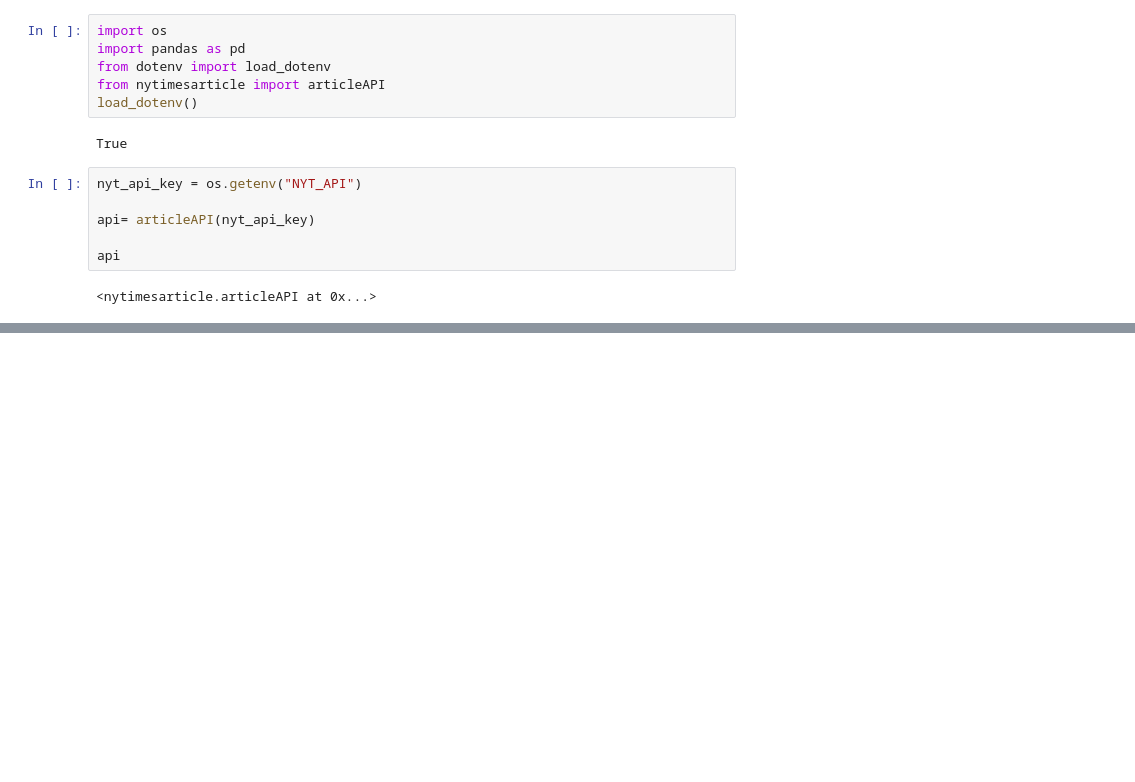
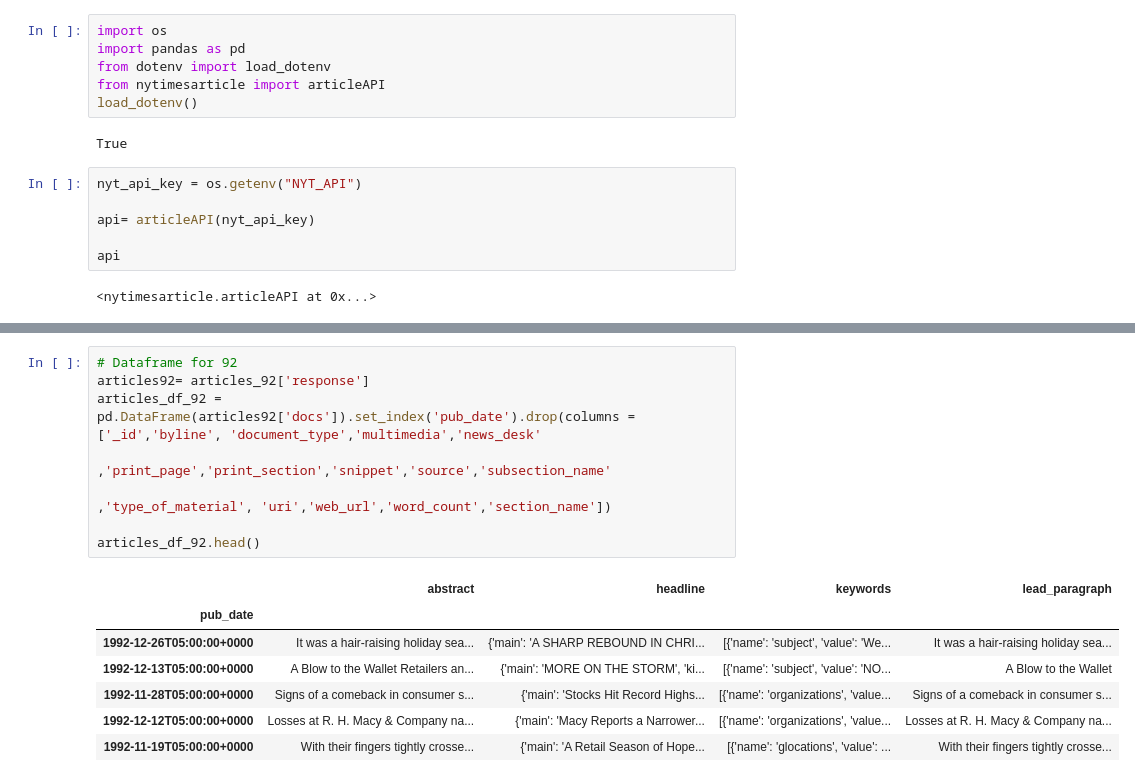
Before and after one commit to junaidqamer/HolidaySales, a Jupyter notebook: NYT_api.ipynb, the cells around one changed output, grey strips where cells are left out. Cells and saved outputs as stored; diff of their text form; blank space fills up the shorter version.

```diff
--- a/NYT_api.ipynb
+++ b/NYT_api.ipynb
@@ -250,0 +70,16 @@ articles_03
+# %%
+# Dataframe for 92
+articles92= articles_92['response']
+articles_df_92 = pd.DataFrame(articles92['docs']).set_index('pub_date').drop(columns = ['_id','byline', 'document_type','multimedia','news_desk'
+                                                                         ,'print_page','print_section','snippet','source','subsection_name'
+                                                                         ,'type_of_material', 'uri','web_url','word_count','section_name'])
+
+articles_df_92.head()
+# %% [output]
+|  | abstract | headline | keywords | lead_paragraph |
+| pub_date |  |  |  |  |
+| 1992-12-26T05:00:00+0000 | It was a hair-raising holiday sea... | {'main': 'A SHARP REBOUND IN CHRI... | [{'name': 'subject', 'value': 'We... | It was a hair-raising holiday sea... |
+| 1992-12-13T05:00:00+0000 | A Blow to the Wallet Retailers an... | {'main': 'MORE ON THE STORM', 'ki... | [{'name': 'subject', 'value': 'NO... | A Blow to the Wallet |
+| 1992-11-28T05:00:00+0000 | Signs of a comeback in consumer s... | {'main': 'Stocks Hit Record Highs... | [{'name': 'organizations', 'value... | Signs of a comeback in consumer s... |
+| 1992-12-12T05:00:00+0000 | Losses at R. H. Macy & Company na... | {'main': 'Macy Reports a Narrower... | [{'name': 'organizations', 'value... | Losses at R. H. Macy & Company na... |
+| 1992-11-19T05:00:00+0000 | With their fingers tightly crosse... | {'main': 'A Retail Season of Hope... | [{'name': 'glocations', 'value': ... | With their fingers tightly crosse... |
```
Also changed, not shown: parts of 43 cells of this notebook.
